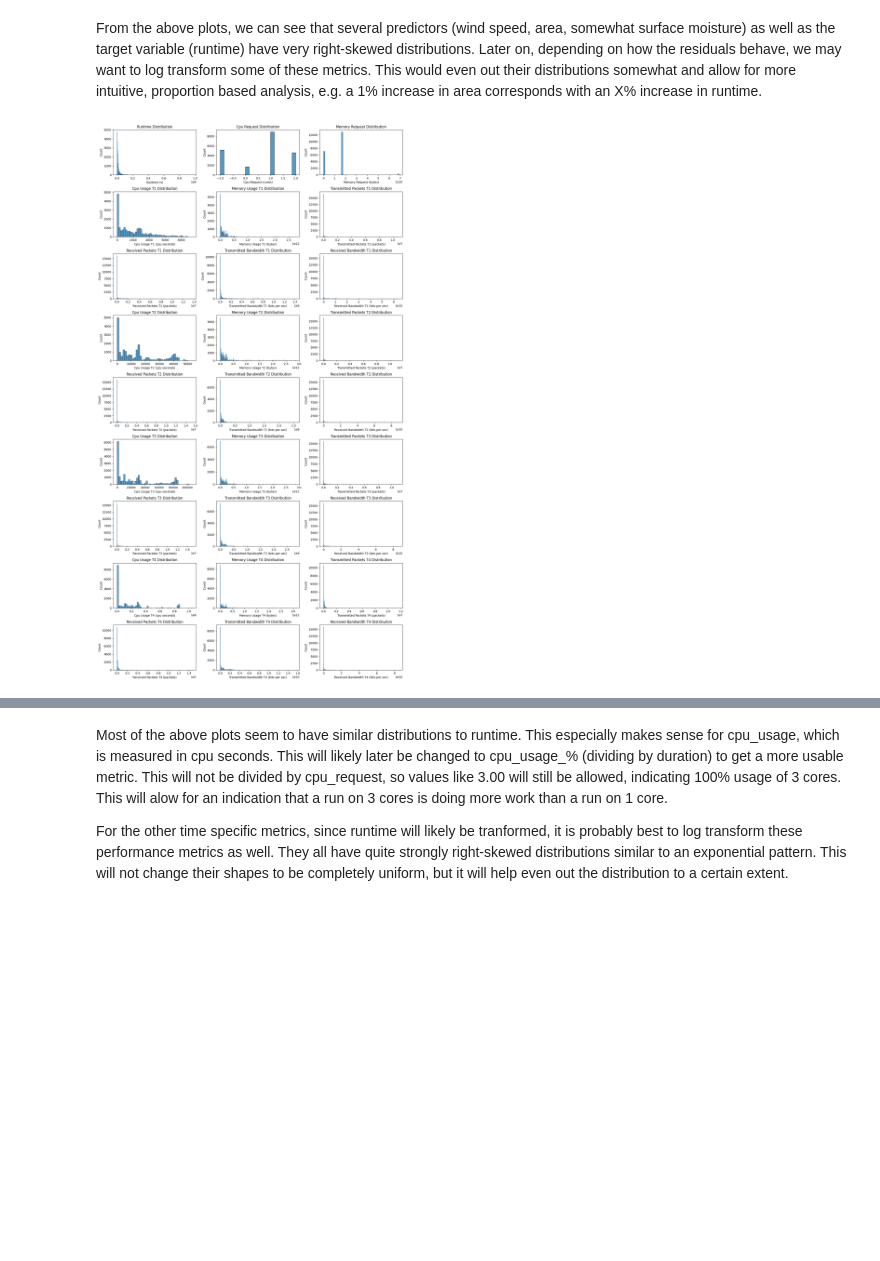
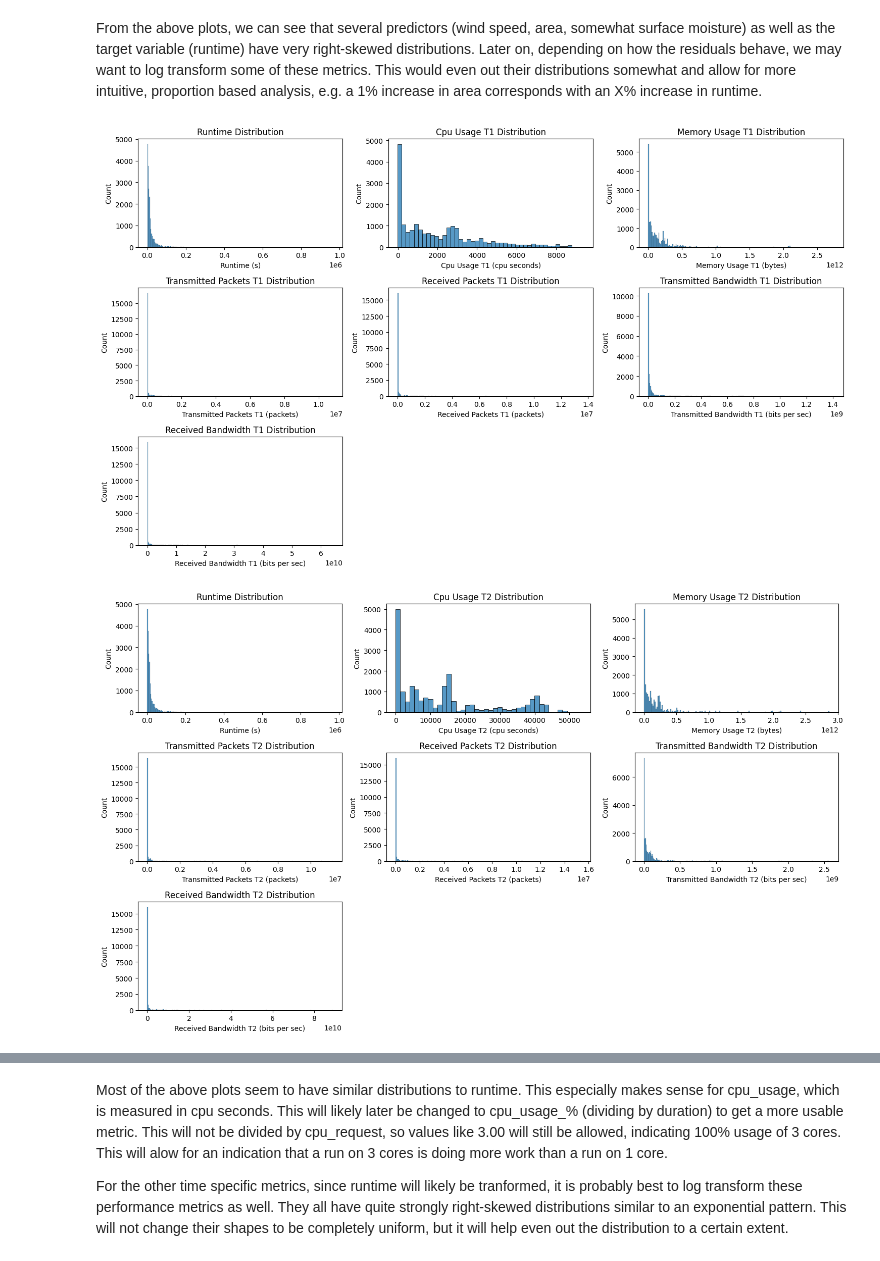
Before and after one commit to ravishende/data210_final_project, a Jupyter notebook: eda.ipynb, the cells around one changed output, grey strips where cells are left out. Drawn from its saved outputs; the diff is of its cells as text; code cells hidden in the pictures; blank space fills up the shorter version.

Commit message:
added figure saving logic

```diff
--- a/eda.ipynb
+++ b/eda.ipynb
@@ -79,5 +79,8 @@ df
 # %% [markdown]
 Since the goal of this project is to create an updating ETA predictor of the BurnPro3D application, queries were done at predetermined intervals, so new predictions can be made to give updates to the user. These intervals were 1, 5, 10, and 60 minutes. However, many runs finish before the last of these intervals are complete. For these runs, any queried metrics beyond the length of the run can be marked as -2, meaning they should not be considered. A value of -1 means the query failed.
+# %%
+def save_plot(title):
+    plt.savefig(f"figs/eda_{title}.png", dpi=300, bbox_inches='tight')
 # %%
 FAILED_QUERY = -1
 BEYOND_RUNTIME = -2
@@ -229,7 +232,7 @@ def to_title(metric:str) -> str:
     col_title = " ".join(words)
     return col_title
 # %%
-def hist_metrics(data:pd.DataFrame, predictors:list[str], target:str):
+def hist_metrics(data:pd.DataFrame, predictors:list[str], target:str, fig_title:str):
     """Show scatter plots of all predictors vs the target and a bar plot of the target"""
     vars_to_plot = [str(target)] + [str(col) for col in predictors if col != target]  # plot target first
     metric_titles = {col: to_title(col) for col in predictors + [target]}
@@ -259,5 +262,6 @@ def hist_metrics(data:pd.DataFrame, predictors:list[str], target:str):
         ax.set_visible(False)
 
     fig.tight_layout()
+    save_plot(fig_title)
     plt.show()
 # %%
@@ -316,6 +321,10 @@ def performance_col(col):
     return "_t" in col or "request" in col
 
 performance_data_cols = [col for col in all_predictors if performance_col(col)]
+t1_cols = [col for col in all_predictors if col[-3:] == "_t1"]
+t2_cols = [col for col in all_predictors if col[-3:] == "_t2"]
+t3_cols = [col for col in all_predictors if col[-3:] == "_t3"]
+t4_cols = [col for col in all_predictors if col[-3:] == "_t4"]
 app_input_cols = [col for col in all_predictors if not performance_col(col)]
 # %% [markdown]
 ## Histograms
@@ -326,6 +335,10 @@ hist_metrics(df, app_input_cols, "runtime")
 # %% [markdown]
 From the above plots, we can see that several predictors (wind speed, area, somewhat surface moisture) as well as the target variable (runtime) have very right-skewed distributions. Later on, depending on how the residuals behave, we may want to log transform some of these metrics. This would even out their distributions somewhat and allow for more intuitive, proportion based analysis, e.g. a 1% increase in area corresponds with an X% increase in runtime.
 # %%
-hist_metrics(df, performance_data_cols, "runtime")
+hist_metrics(df, t1_cols, "runtime", "hist_t1")
+hist_metrics(df, t2_cols, "runtime", "hist_t2")
+hist_metrics(df, t3_cols, "runtime", "hist_t3")
+hist_metrics(df, t4_cols, "runtime", "hist_t4")
 # %% [output]
-[figure, old version]
+[figure, new version]
+[figure, added]
```
Also changed, not shown: parts of 11 cells of this notebook, 23 other files.
